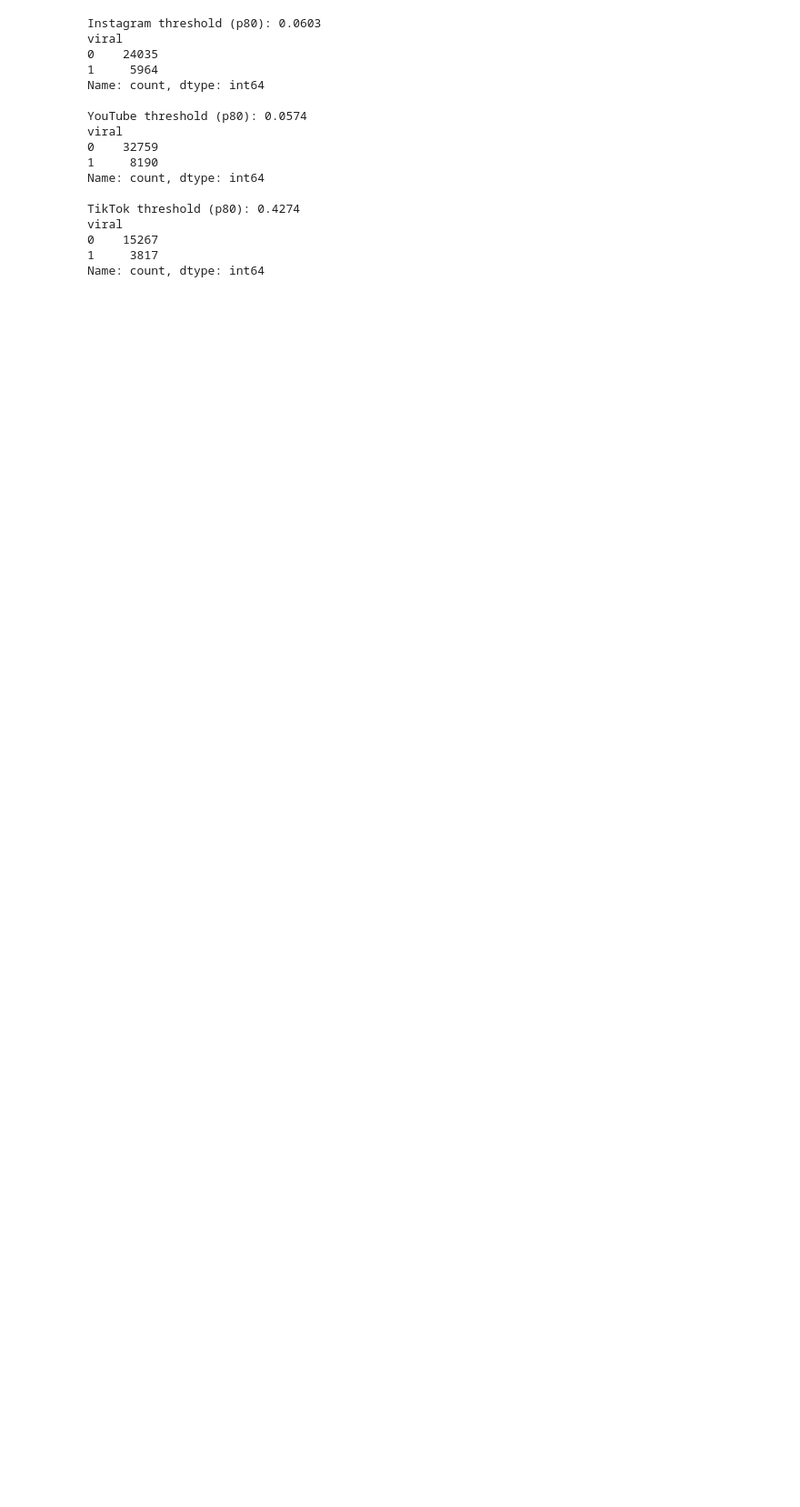
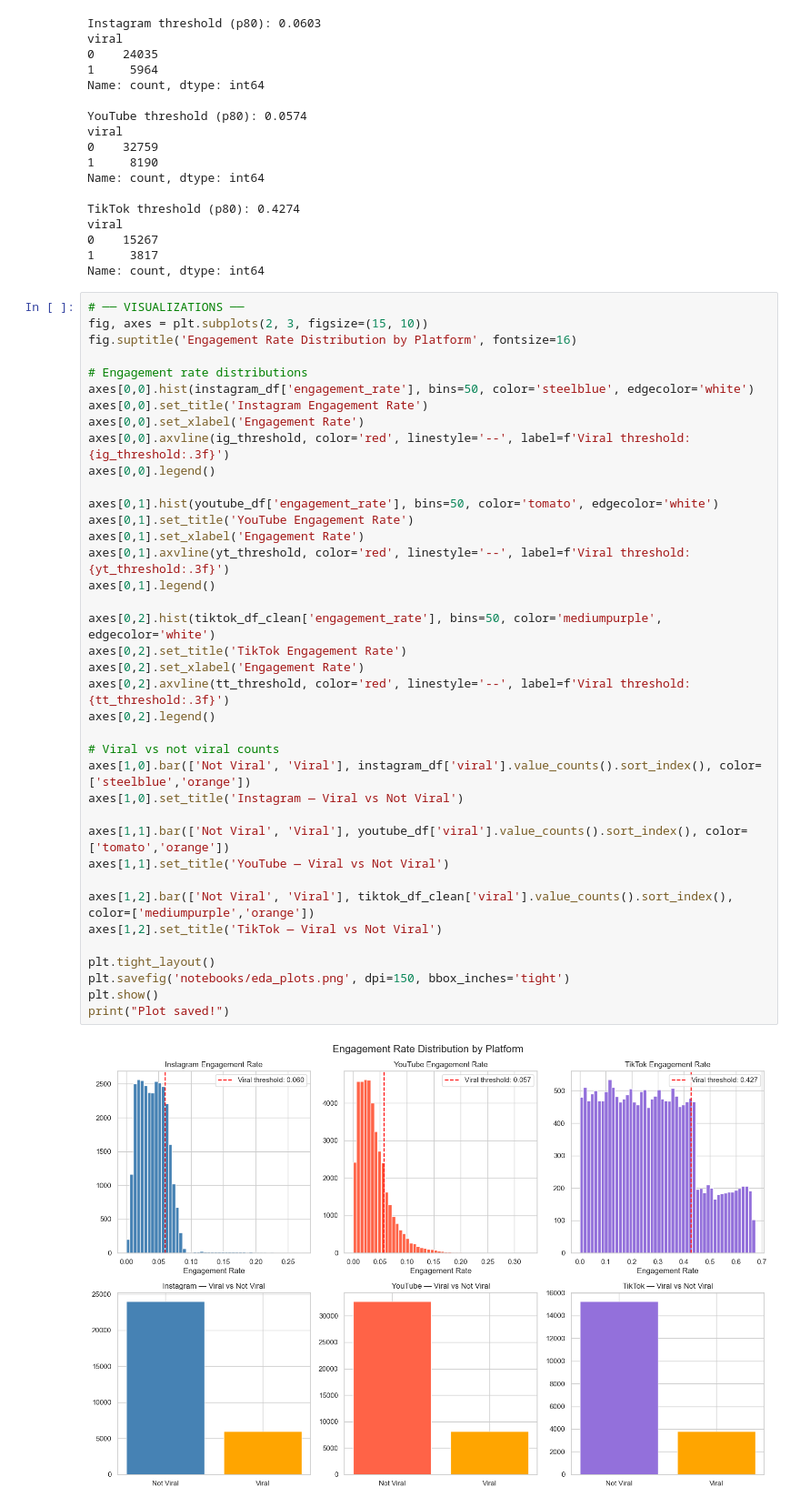
Before and after one commit to taru01ok/virality-prediction-ml-2026, a Jupyter notebook: notebooks/01_EDA.ipynb, the cells around one changed output. Shown at 91% size. Drawn from its saved outputs; the diff is of its cells as text; blank space fills up the shorter version.

Commit message:
Add EDA analysis - engagement stats and virality labels

```diff
--- a/notebooks/01_EDA.ipynb
+++ b/notebooks/01_EDA.ipynb
@@ -169,3 +169,43 @@ viral
 0    15267
 1     3817
 Name: count, dtype: int64
+# %%
+# ── VISUALIZATIONS ──
+fig, axes = plt.subplots(2, 3, figsize=(15, 10))
+fig.suptitle('Engagement Rate Distribution by Platform', fontsize=16)
+
+# Engagement rate distributions
+axes[0,0].hist(instagram_df['engagement_rate'], bins=50, color='steelblue', edgecolor='white')
+axes[0,0].set_title('Instagram Engagement Rate')
+axes[0,0].set_xlabel('Engagement Rate')
+axes[0,0].axvline(ig_threshold, color='red', linestyle='--', label=f'Viral threshold: {ig_threshold:.3f}')
+axes[0,0].legend()
+
+axes[0,1].hist(youtube_df['engagement_rate'], bins=50, color='tomato', edgecolor='white')
+axes[0,1].set_title('YouTube Engagement Rate')
+axes[0,1].set_xlabel('Engagement Rate')
+axes[0,1].axvline(yt_threshold, color='red', linestyle='--', label=f'Viral threshold: {yt_threshold:.3f}')
+axes[0,1].legend()
+
+axes[0,2].hist(tiktok_df_clean['engagement_rate'], bins=50, color='mediumpurple', edgecolor='white')
+axes[0,2].set_title('TikTok Engagement Rate')
+axes[0,2].set_xlabel('Engagement Rate')
+axes[0,2].axvline(tt_threshold, color='red', linestyle='--', label=f'Viral threshold: {tt_threshold:.3f}')
+axes[0,2].legend()
+
+# Viral vs not viral counts
+axes[1,0].bar(['Not Viral', 'Viral'], instagram_df['viral'].value_counts().sort_index(), color=['steelblue','orange'])
+axes[1,0].set_title('Instagram — Viral vs Not Viral')
+
+axes[1,1].bar(['Not Viral', 'Viral'], youtube_df['viral'].value_counts().sort_index(), color=['tomato','orange'])
+axes[1,1].set_title('YouTube — Viral vs Not Viral')
+
+axes[1,2].bar(['Not Viral', 'Viral'], tiktok_df_clean['viral'].value_counts().sort_index(), color=['mediumpurple','orange'])
+axes[1,2].set_title('TikTok — Viral vs Not Viral')
+
+plt.tight_layout()
+plt.savefig('notebooks/eda_plots.png', dpi=150, bbox_inches='tight')
+plt.show()
+print("Plot saved!")
+# %% [output]
+[figure, added]
```
Also changed, not shown: parts of 1 cell of this notebook.
